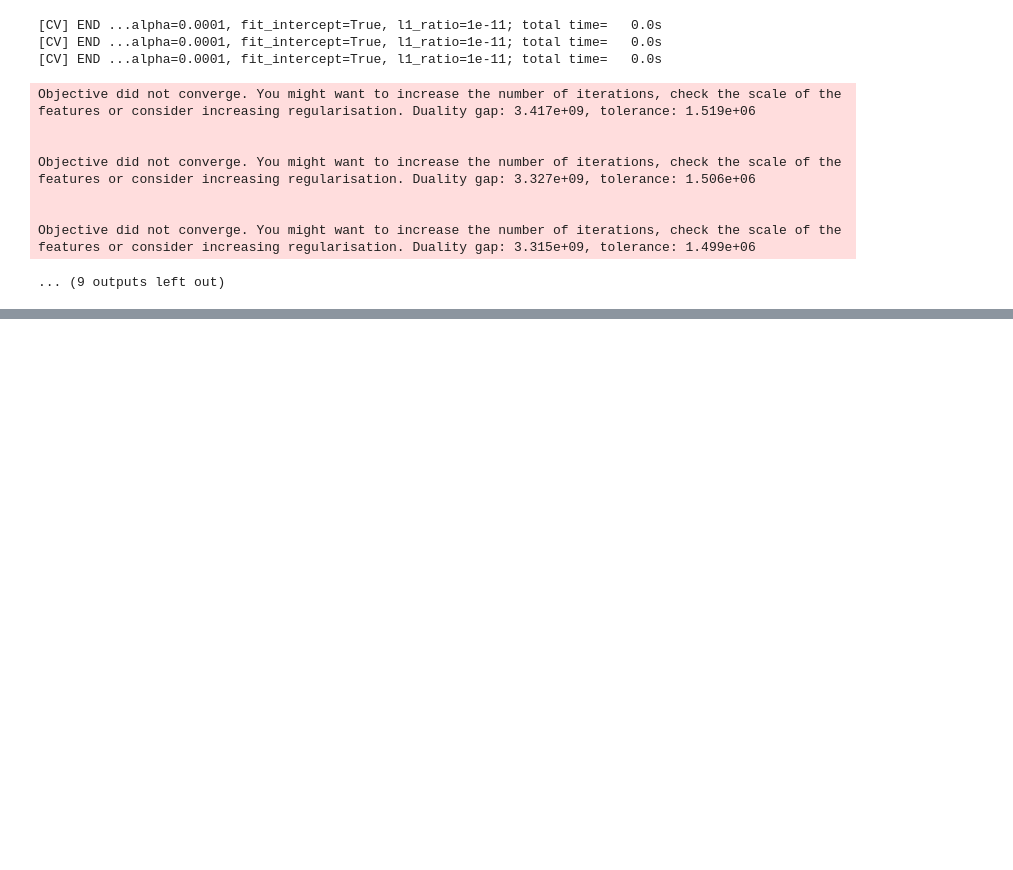
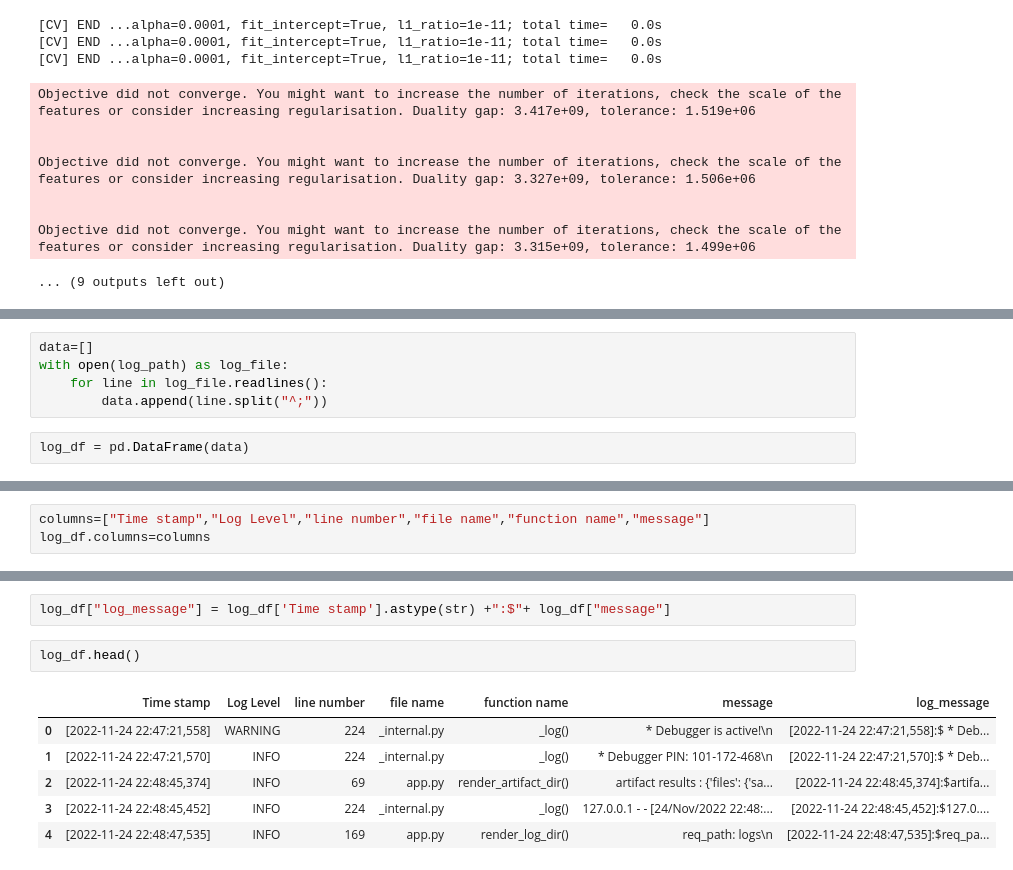
Before and after one commit to ajaharleo/Big_mart_sales, a Jupyter notebook: research/pipeline.ipynb, the cells around one changed output, grey strips where cells are left out. Drawn from its saved outputs; the diff is of its cells as text; blank space fills up the shorter version.

```diff
--- a/research/pipeline.ipynb
+++ b/research/pipeline.ipynb
@@ -133,0 +155,7 @@ Objective did not converge. You might want to increase the number of iterations,
+# %%
+data=[]
+with open(log_path) as log_file:
+    for line in log_file.readlines():
+        data.append(line.split("^;"))
+# %%
+log_df = pd.DataFrame(data)
@@ -133,0 +171,3 @@ Objective did not converge. You might want to increase the number of iterations,
+# %%
+columns=["Time stamp","Log Level","line number","file name","function name","message"]
+log_df.columns=columns
@@ -133,0 +183,11 @@ Objective did not converge. You might want to increase the number of iterations,
+# %%
+log_df["log_message"] = log_df['Time stamp'].astype(str) +":$"+ log_df["message"]
+# %%
+log_df.head()
+# %% [output]
+|  | Time stamp | Log Level | line number | file name | function name | message | log_message |
+| 0 | [2022-11-24 22:47:21,558] | WARNING | 224 | _internal.py | _log() | * Debugger is active!\n | [2022-11-24 22:47:21,558]:$ * Deb... |
+| 1 | [2022-11-24 22:47:21,570] | INFO | 224 | _internal.py | _log() | * Debugger PIN: 101-172-468\n | [2022-11-24 22:47:21,570]:$ * Deb... |
+| 2 | [2022-11-24 22:48:45,374] | INFO | 69 | app.py | render_artifact_dir() | artifact results : {'files': {'sa... | [2022-11-24 22:48:45,374]:$artifa... |
+| 3 | [2022-11-24 22:48:45,452] | INFO | 224 | _internal.py | _log() | 127.0.0.1 - - [24/Nov/2022 22:48:... | [2022-11-24 22:48:45,452]:$127.0.... |
+| 4 | [2022-11-24 22:48:47,535] | INFO | 169 | app.py | render_log_dir() | req_path: logs\n | [2022-11-24 22:48:47,535]:$req_pa... |
```
Also changed, not shown: parts of 13 cells of this notebook, 4 other files.
